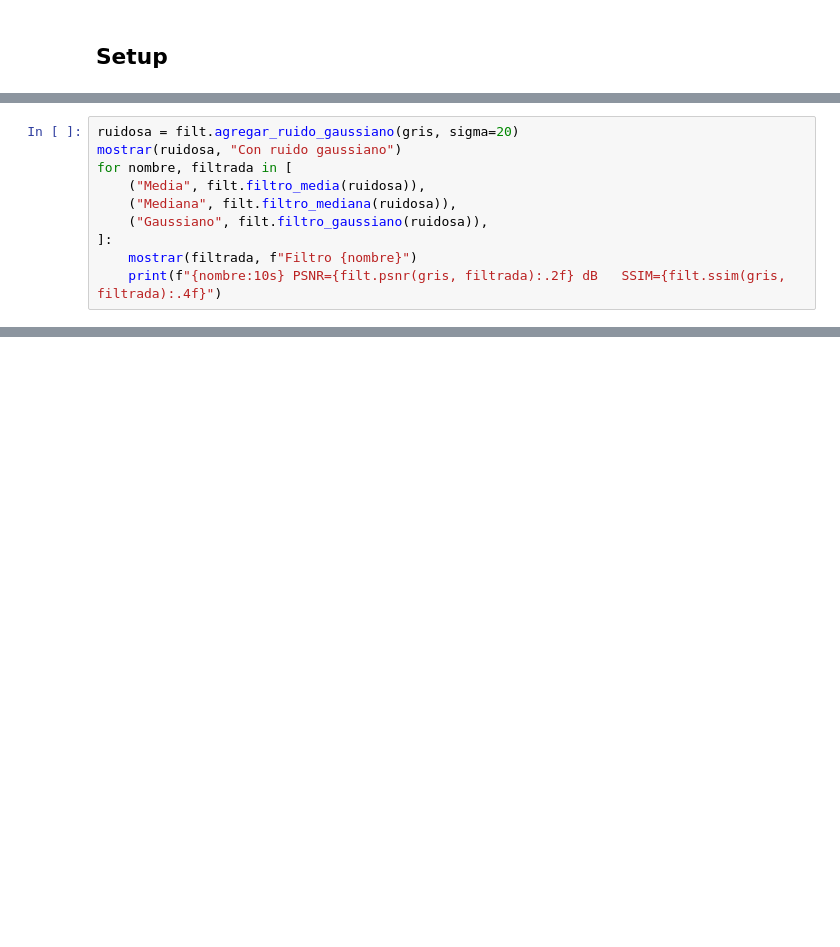
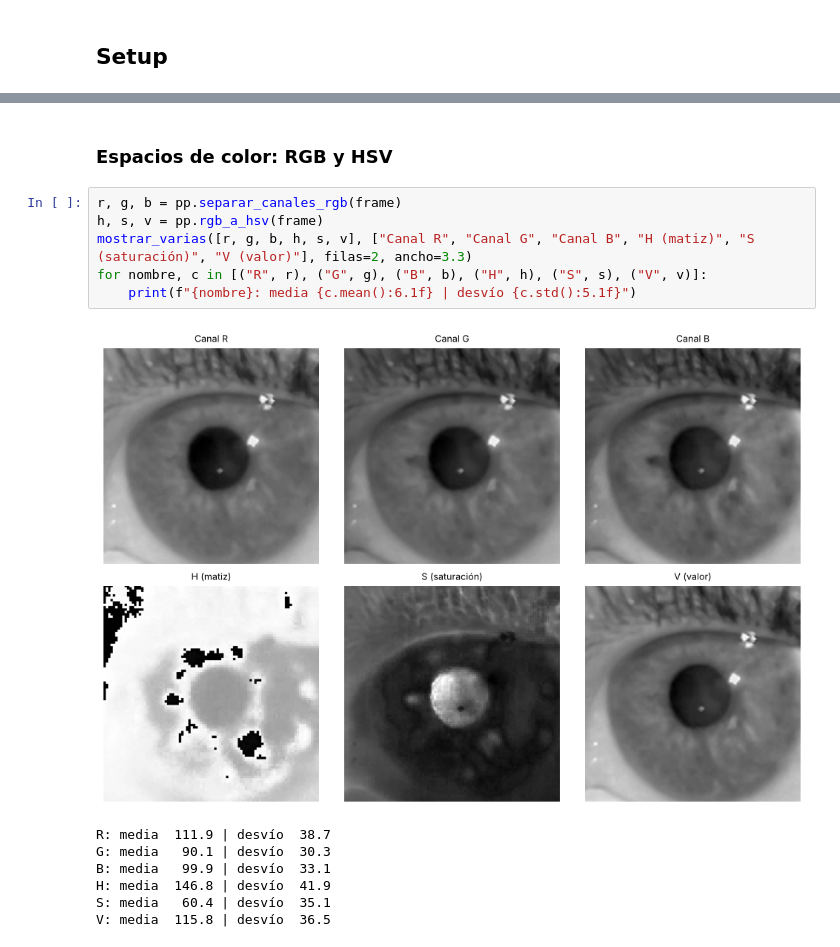
Before and after one commit to sofiasabatte/PupilTrack_Grupo5, a Jupyter notebook: notebooks/Modulo1_Fundamentos.ipynb, the cells around one changed output, grey strips where cells are left out. Saved outputs shown, nothing was run; the diff lists cells and outputs as text; blank space fills up the shorter version.

```diff
--- a/notebooks/Modulo1_Fundamentos.ipynb
+++ b/notebooks/Modulo1_Fundamentos.ipynb
@@ -124,10 +10,0 @@ mostrar(pp.ecualizar_histograma(gris, "clahe"), "CLAHE (local)")
-# %%
-ruidosa = filt.agregar_ruido_gaussiano(gris, sigma=20)
-mostrar(ruidosa, "Con ruido gaussiano")
-for nombre, filtrada in [
-    ("Media", filt.filtro_media(ruidosa)),
-    ("Mediana", filt.filtro_mediana(ruidosa)),
-    ("Gaussiano", filt.filtro_gaussiano(ruidosa)),
-]:
-    mostrar(filtrada, f"Filtro {nombre}")
-    print(f"{nombre:10s} PSNR={filt.psnr(gris, filtrada):.2f} dB   SSIM={filt.ssim(gris, filtrada):.4f}")
@@ -164,0 +112,16 @@ mostrar(ef.filtro_frecuencial(gris, "pasaaltos", radio=30), "Pasa-altos")
+# %% [markdown]
+### Espacios de color: RGB y HSV
+# %%
+r, g, b = pp.separar_canales_rgb(frame)
+h, s, v = pp.rgb_a_hsv(frame)
+mostrar_varias([r, g, b, h, s, v], ["Canal R", "Canal G", "Canal B", "H (matiz)", "S (saturación)", "V (valor)"], filas=2, ancho=3.3)
+for nombre, c in [("R", r), ("G", g), ("B", b), ("H", h), ("S", s), ("V", v)]:
+    print(f"{nombre}: media {c.mean():6.1f} | desvío {c.std():5.1f}")
+# %% [output]
+[figure, added]
+R: media  111.9 | desvío  38.7
+G: media   90.1 | desvío  30.3
+B: media   99.9 | desvío  33.1
+H: media  146.8 | desvío  41.9
+S: media   60.4 | desvío  35.1
+V: media  115.8 | desvío  36.5
```
Also changed, not shown: parts of 55 cells of this notebook, 9 other files.
